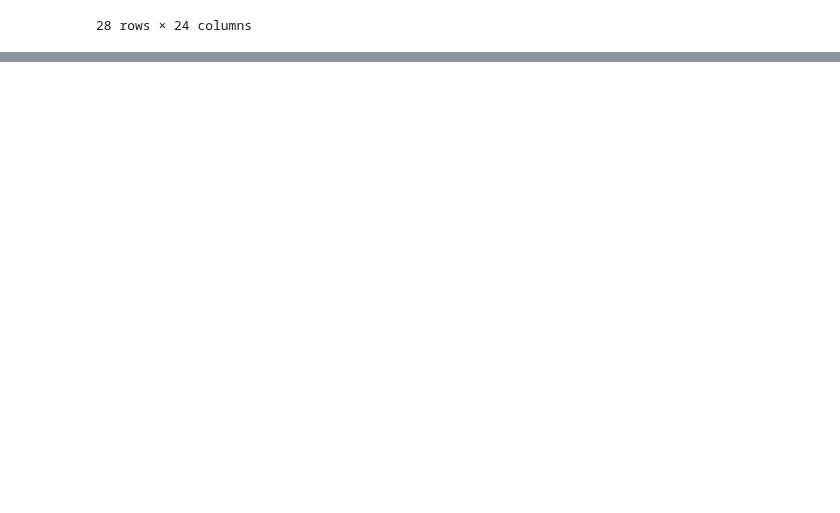
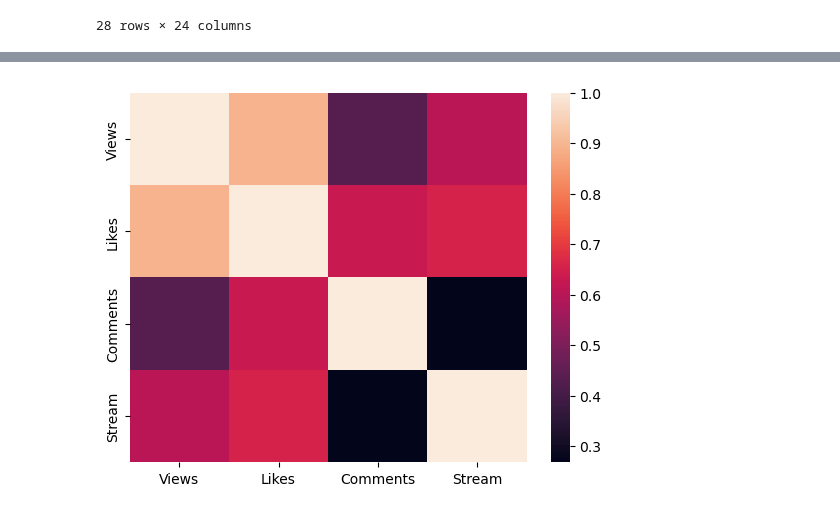
Before and after one commit to Lenmbugua/Analytics-Practice-Datasets, a Jupyter notebook: Spotify Youtube Dataset.ipynb, the cells around one changed output, grey strips where cells are left out. Drawn from its saved outputs; the diff is of its cells as text; code cells hidden in the pictures; blank space fills up the shorter version.

Commit message:
finding corelation between Views, Likes, Comments and streams

```diff
--- a/Spotify Youtube Dataset.ipynb
+++ b/Spotify Youtube Dataset.ipynb
@@ -546,0 +555,3 @@ df[df.Album == 'Greatest Hits']
+# %%
+data_vlcs = df[['Views','Likes','Comments','Stream']]
+data_vlcs
@@ -546,0 +580,7 @@ df[df.Album == 'Greatest Hits']
+# %%
+sns.heatmap(data_vlcs.corr());     # using a heatmap to show the corelation matrix between Views, Likes, Comments and streams
+# Corelation lies between 1 and -1. 1 means the two columns are highly corelated with each other while -1 means the two are not highly corelated.
+# in the matrix below likes and views are highly corelated meaning if there are many views meaning the likes will also be more.
+# stream and comments are not highly corelated meaning the less the streams the less the comments will be.
+# %% [output]
+[figure, added]
```
Also changed, not shown: parts of 4 cells of this notebook.
